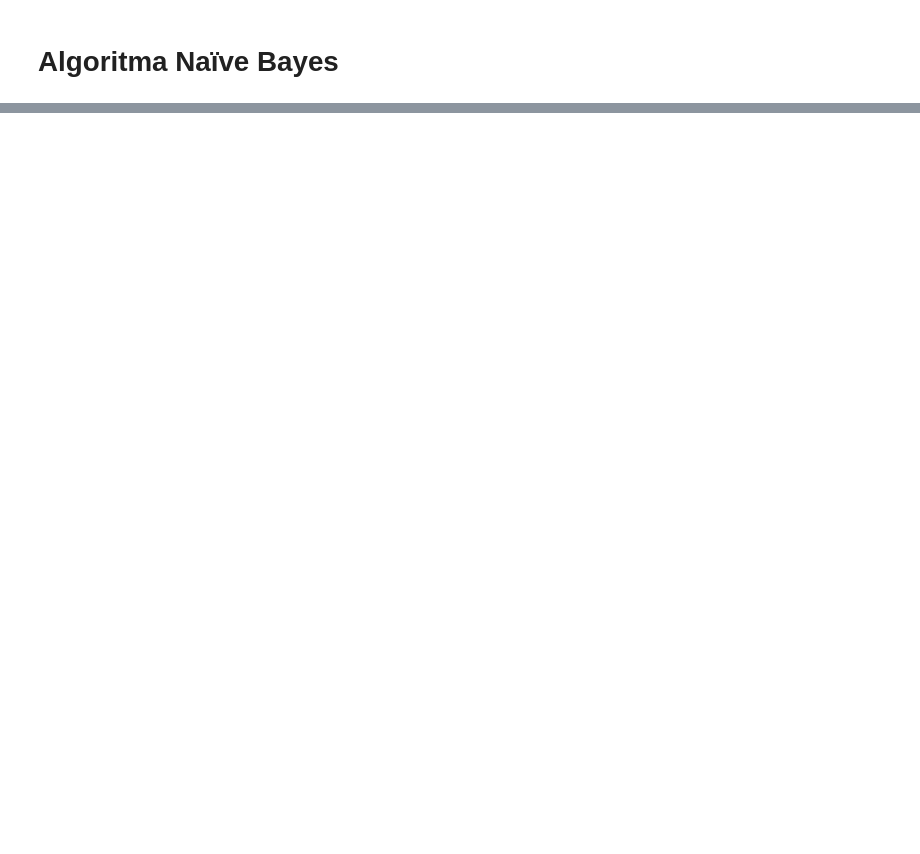
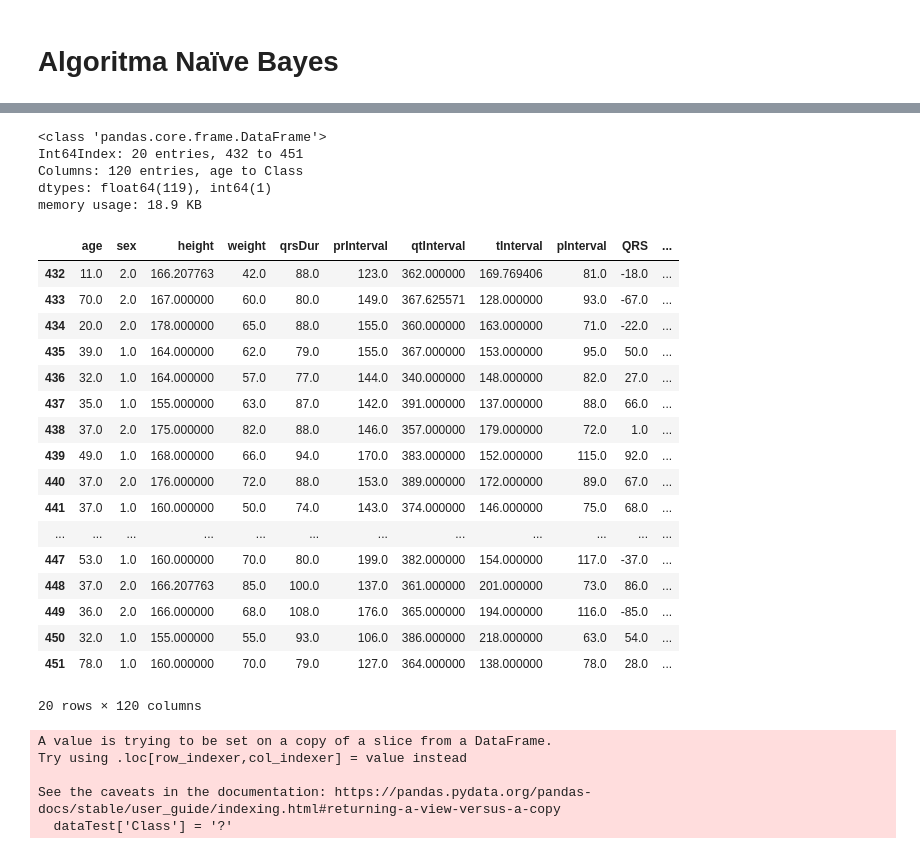
Before and after one commit to frilham/frilham, a Jupyter notebook: Tubes_AI_(Algoritma_Naïve_Bayes).ipynb, the cells around one changed output, grey strips where cells are left out. Drawn from its saved outputs; the diff is of its cells as text; code cells hidden in the pictures; blank space fills up the shorter version.

```diff
--- a/Tubes_AI_(Algoritma_Naïve_Bayes).ipynb
+++ b/Tubes_AI_(Algoritma_Naïve_Bayes).ipynb
@@ -400,0 +490,37 @@ cstd_sick = find_standard_deviation(class_sick)
+# %%
+dataTruth.info()
+dataTruth
+# %% [output]
+<class 'pandas.core.frame.DataFrame'>
+Int64Index: 20 entries, 432 to 451
+Columns: 120 entries, age to Class
+dtypes: float64(119), int64(1)
+memory usage: 18.9 KB
+|  | age | sex | height | weight | qrsDur | prInterval | qtInterval | tInterval | pInterval | QRS | ... |
+| 432 | 11.0 | 2.0 | 166.207763 | 42.0 | 88.0 | 123.0 | 362.000000 | 169.769406 | 81.0 | -18.0 | ... |
+| 433 | 70.0 | 2.0 | 167.000000 | 60.0 | 80.0 | 149.0 | 367.625571 | 128.000000 | 93.0 | -67.0 | ... |
+| 434 | 20.0 | 2.0 | 178.000000 | 65.0 | 88.0 | 155.0 | 360.000000 | 163.000000 | 71.0 | -22.0 | ... |
+| 435 | 39.0 | 1.0 | 164.000000 | 62.0 | 79.0 | 155.0 | 367.000000 | 153.000000 | 95.0 | 50.0 | ... |
+| 436 | 32.0 | 1.0 | 164.000000 | 57.0 | 77.0 | 144.0 | 340.000000 | 148.000000 | 82.0 | 27.0 | ... |
+| 437 | 35.0 | 1.0 | 155.000000 | 63.0 | 87.0 | 142.0 | 391.000000 | 137.000000 | 88.0 | 66.0 | ... |
+| 438 | 37.0 | 2.0 | 175.000000 | 82.0 | 88.0 | 146.0 | 357.000000 | 179.000000 | 72.0 | 1.0 | ... |
+| 439 | 49.0 | 1.0 | 168.000000 | 66.0 | 94.0 | 170.0 | 383.000000 | 152.000000 | 115.0 | 92.0 | ... |
+| 440 | 37.0 | 2.0 | 176.000000 | 72.0 | 88.0 | 153.0 | 389.000000 | 172.000000 | 89.0 | 67.0 | ... |
+| 441 | 37.0 | 1.0 | 160.000000 | 50.0 | 74.0 | 143.0 | 374.000000 | 146.000000 | 75.0 | 68.0 | ... |
+| ... | ... | ... | ... | ... | ... | ... | ... | ... | ... | ... | ... |
+| 447 | 53.0 | 1.0 | 160.000000 | 70.0 | 80.0 | 199.0 | 382.000000 | 154.000000 | 117.0 | -37.0 | ... |
+| 448 | 37.0 | 2.0 | 166.207763 | 85.0 | 100.0 | 137.0 | 361.000000 | 201.000000 | 73.0 | 86.0 | ... |
+| 449 | 36.0 | 2.0 | 166.000000 | 68.0 | 108.0 | 176.0 | 365.000000 | 194.000000 | 116.0 | -85.0 | ... |
+| 450 | 32.0 | 1.0 | 155.000000 | 55.0 | 93.0 | 106.0 | 386.000000 | 218.000000 | 63.0 | 54.0 | ... |
+| 451 | 78.0 | 1.0 | 160.000000 | 70.0 | 79.0 | 127.0 | 364.000000 | 138.000000 | 78.0 | 28.0 | ... |
+20 rows × 120 columns
+# %%
+dataTest['Class'] = '?'
+dataTest
+dataTrain_copy = dataTrain.drop('Class',axis = 1)
+# %% [output]
+A value is trying to be set on a copy of a slice from a DataFrame.
+Try using .loc[row_indexer,col_indexer] = value instead
+
+See the caveats in the documentation: https://pandas.pydata.org/pandas-docs/stable/user_guide/indexing.html#returning-a-view-versus-a-copy
+  dataTest['Class'] = '?'
```
Also changed, not shown: parts of 38 cells of this notebook.
